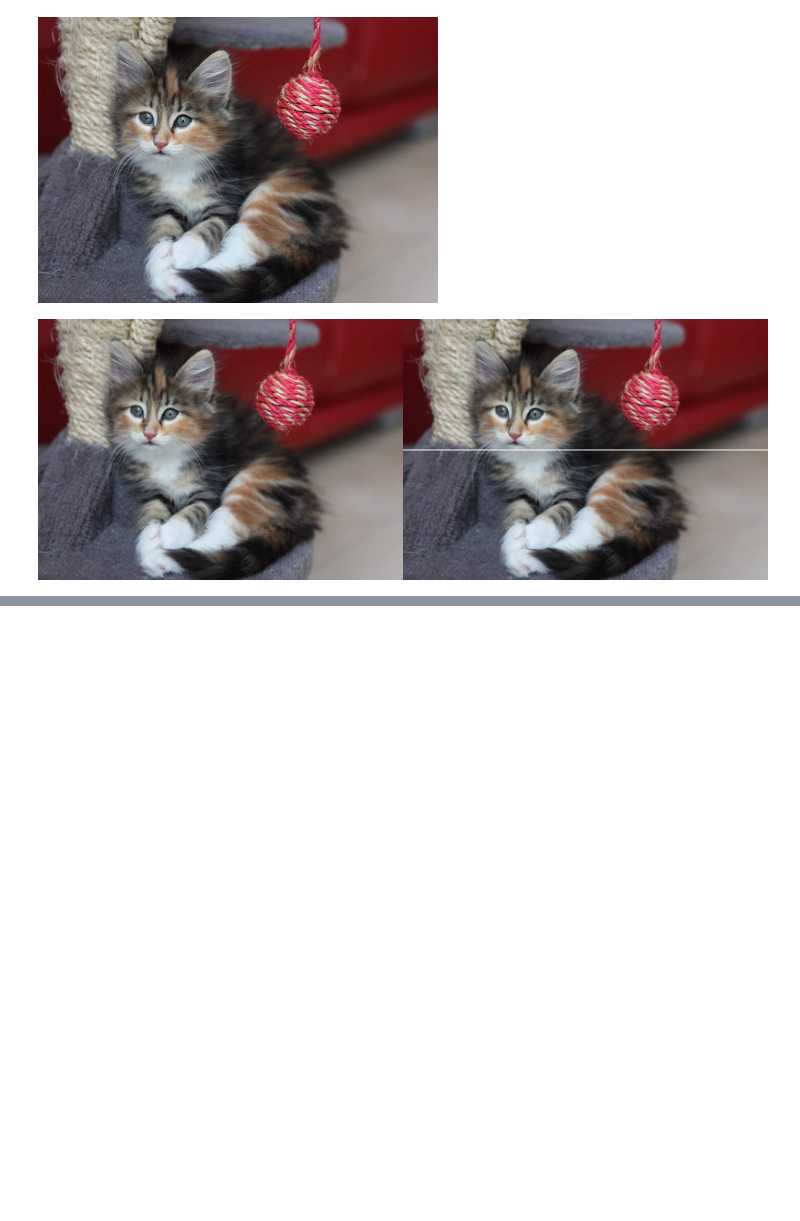
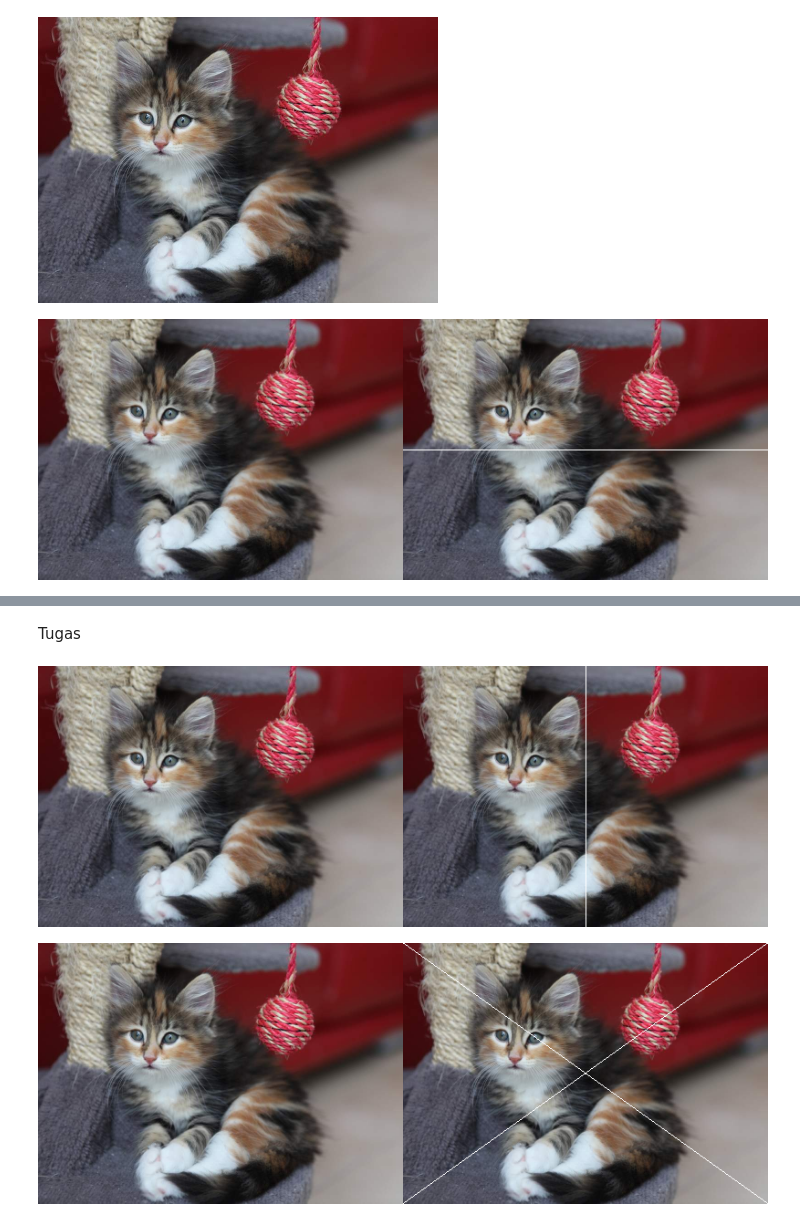
Before and after one commit to DioGitH/PCVK_Ganjil_2023, a Jupyter notebook: Week1.ipynb, the cells around one changed output, grey strips where cells are left out. Saved outputs shown, nothing was run; the diff lists cells and outputs as text; code cells hidden in the pictures; blank space fills up the shorter version.

```diff
--- a/Week1.ipynb
+++ b/Week1.ipynb
@@ -50,0 +71,29 @@ cv2_imshow(final_frame)
+# %% [markdown]
+Tugas
+# %%
+image_4 = cv.cvtColor(image, cv.COLOR_BGR2RGB)
+image_5 = cv.cvtColor(image, cv.COLOR_BGR2RGB)
+image_6 = cv.cvtColor(image, cv.COLOR_BGR2RGB)
+
+
+
+
+# membuat garis vertikal ditengah image
+for x in range (tinggi):
+  image_5[x, int((lebar)/2)] = [255,255,255]
+
+# membuat garis menyilang ditengah image
+for y in range (lebar):
+  image_6[int((tinggi/lebar*y)),y] = [255,255,255]
+  image_6[int((tinggi/lebar*y)),(lebar-1-y)] = [255,255,255]
+
+
+
+final_frame = cv.hconcat((image_4, image_5))
+final_frame2 = cv.hconcat((image_4, image_6))
+cv2_imshow(final_frame)
+print('\n')
+cv2_imshow(final_frame2)
+# %% [output]
+[figure, added]
+[figure, added]
```
Also changed, not shown: parts of 4 cells of this notebook.
